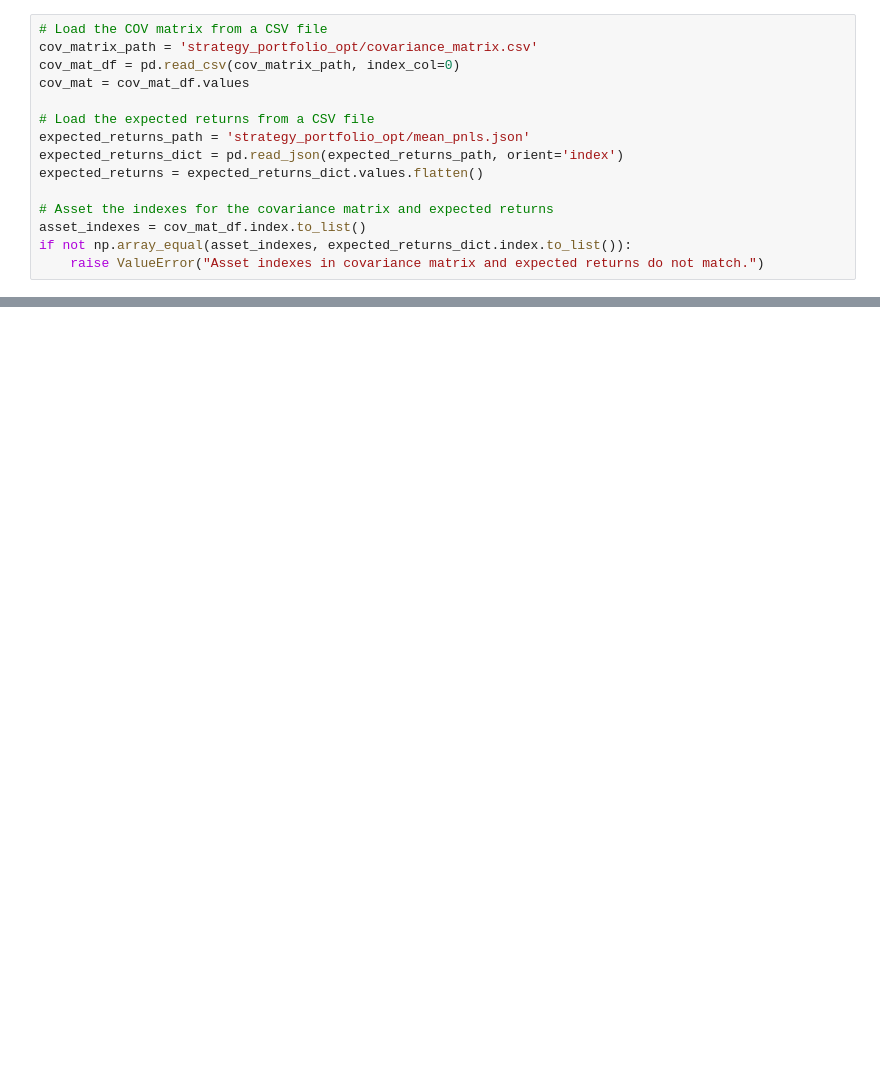
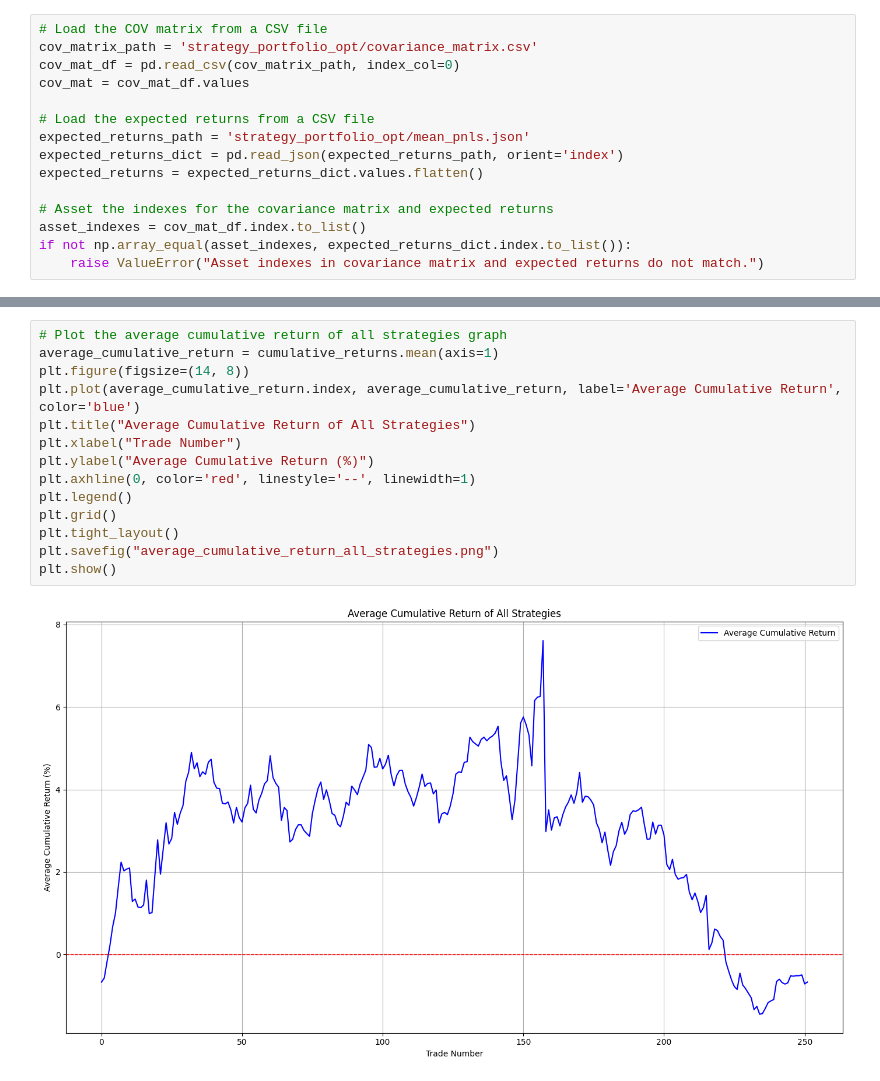
Before and after one commit to LK-NV/numeric-opt-project, a Jupyter notebook: research.ipynb, the cells around one changed output, grey strips where cells are left out. Saved outputs shown, nothing was run; the diff lists cells and outputs as text; blank space fills up the shorter version.

```diff
--- a/research.ipynb
+++ b/research.ipynb
@@ -442,0 +439,16 @@ if not np.array_equal(asset_indexes, expected_returns_dict.index.to_list()):
+# %%
+# Plot the average cumulative return of all strategies graph
+average_cumulative_return = cumulative_returns.mean(axis=1)
+plt.figure(figsize=(14, 8))
+plt.plot(average_cumulative_return.index, average_cumulative_return, label='Average Cumulative Return', color='blue')
+plt.title("Average Cumulative Return of All Strategies")
+plt.xlabel("Trade Number")
+plt.ylabel("Average Cumulative Return (%)")
+plt.axhline(0, color='red', linestyle='--', linewidth=1)
+plt.legend()
+plt.grid()
+plt.tight_layout()
+plt.savefig("average_cumulative_return_all_strategies.png")
+plt.show()
+# %% [output]
+[figure, added]
```
Also changed, not shown: parts of 16 cells of this notebook, 17 other files.
